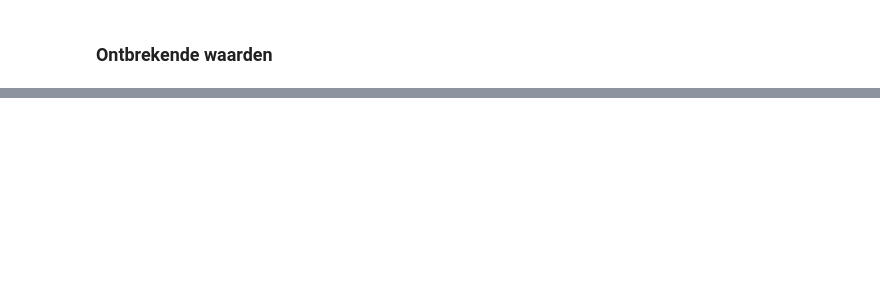
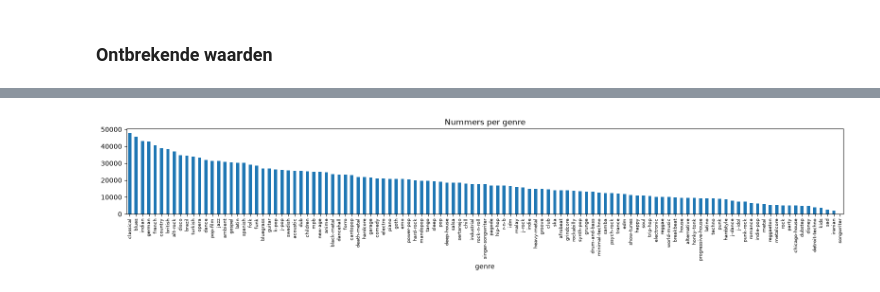
Before and after one commit to Lander123Lander/MachineLearning, a Jupyter notebook: Project.ipynb, the cells around one changed output, grey strips where cells are left out. Saved outputs shown, nothing was run; the diff lists cells and outputs as text; code cells hidden in the pictures; blank space fills up the shorter version.

```diff
--- a/Project.ipynb
+++ b/Project.ipynb
@@ -401,0 +416,5 @@ Groepjes duplicaten: 13,134, waarvan met tegenstrijdig genre: 1,827
+# %%
+first_copy = ~original_df.duplicated(subset=audio)
+n_voor = len(df)
+df = df[first_copy]
+print(f"Duplicaten: {n_voor} -> {len(df)} rijen ({n_voor - len(df)} verwijderd)")
@@ -442,0 +445,4 @@ Albums met >1 genre: 54796 (11.8%)
+# %%
+n_voor = len(df)
+df = df[df["artist_name"].notna()]
+print(f"Zonder artiest: {n_voor} -> {len(df)} rijen ({n_voor - len(df)} verwijderd)")
@@ -442,0 +525,3 @@ Albums met >1 genre: 54796 (11.8%)
+# %%
+genre_counts = df["genre"].value_counts()
+genre_counts.describe()
@@ -442,0 +538,7 @@ Albums met >1 genre: 54796 (11.8%)
+# %%
+fig, ax = plt.subplots(figsize=(16, 3.5))
+genre_counts.plot.bar(ax=ax, title="Nummers per genre")
+ax.tick_params(axis="x", labelsize=7)
+plt.tight_layout(); plt.show()
+# %% [output]
+[figure, added]
```
Also changed, not shown: parts of 33 cells of this notebook.
